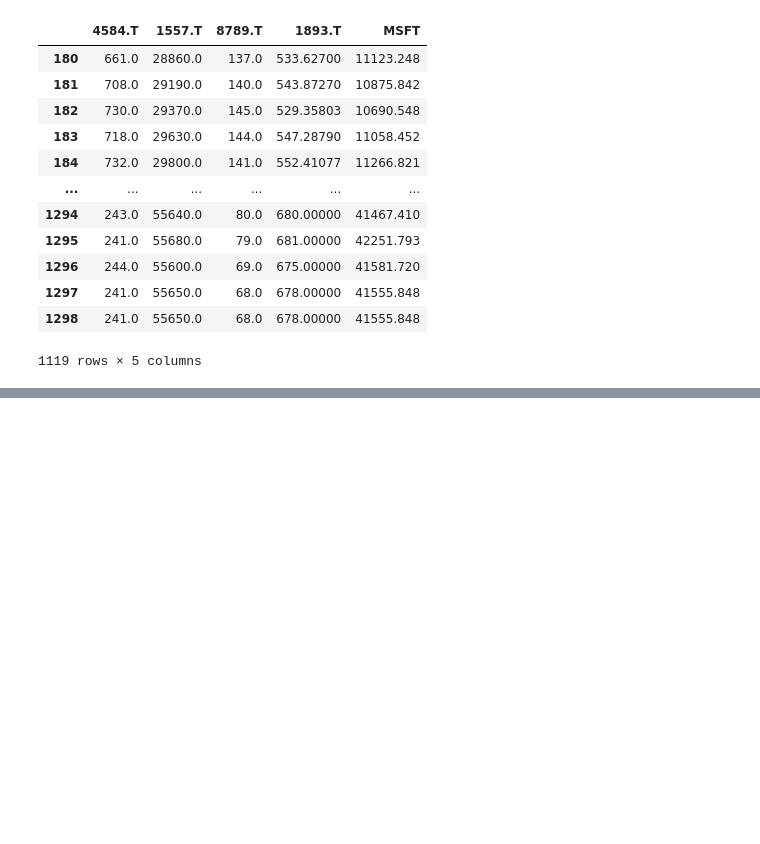
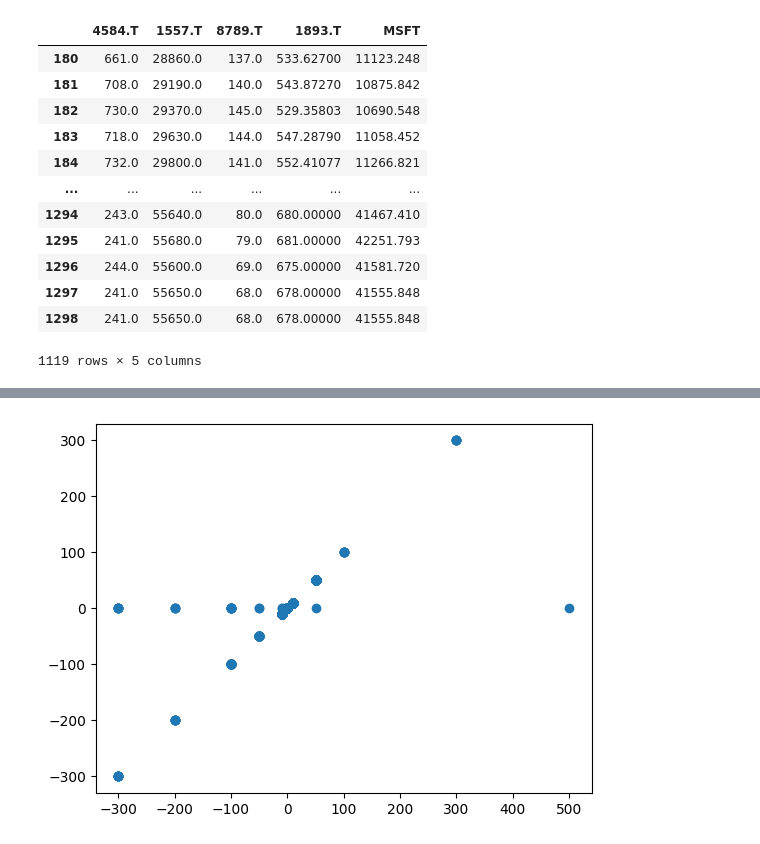
Before and after one commit to KKTK-NT/stock_app, a Jupyter notebook: PPO_test.ipynb, the cells around one changed output, grey strips where cells are left out. Cells and saved outputs as stored; diff of their text form; code cells hidden in the pictures; blank space fills up the shorter version.

```diff
--- a/PPO_test.ipynb
+++ b/PPO_test.ipynb
@@ -289 +288,95 @@ PPO: 1893.T profit/loss=561269.2181684347
 PPO: MSFT profit/loss=0.0
+# %%
+def evaluate(agent, env):
+    obs, info = env.reset(seed=42)
+    terminated = False
+
+    # Initialize data tracking
+    profit_loss = defaultdict(float)
+    total_profit_loss = defaultdict(float)
+    stock_prices = defaultdict(list)
+    transaction_volumes = defaultdict(list)
+    portfolio_values = defaultdict(list)
+    portfolio_stock_number = defaultdict(list)
+    profit_loss_values = defaultdict(list)
+    total_values = []
+
+    # Calculate the starting portfolio value
+    stocks = env.stock_data.columns
+    total_value_start = env.cash + sum(env.positions[stock] * env.stock_data.loc[env.current_step, stock] for stock in stocks)
+    total_values.append(total_value_start)
+    portfolio_ratios = {stock: [] for stock in stocks}
+    portfolio_ratios["cash"] = []
+
+    while not terminated:
+        # action = agent.compute_action(obs)
+        action = agent.compute_single_action(obs, exploit=True)  # force deterministic actions
+        obs, reward, terminated, _, info = env.step(action)
+
+        # Update the profit/loss for each stock
+        for i, stock in enumerate(stocks):
+            stock_prices[stock].append(env.stock_data.loc[env.current_step, stock])
+            transaction_volumes[stock].append(env.shares_amounts[action[i]])
+            portfolio_stock_number[stock].append(env.positions[stock])
+            current_value = env.positions[stock] * env.stock_data.loc[env.current_step, stock]
+            portfolio_values[stock].append(current_value)
+            cost = info.get(stock, {}).get('cost', 0)
+            sold_value = info.get(stock, {}).get('sell_value', 0)
+            profit_loss[stock] += sold_value - cost
+            total_profit_loss[stock] = profit_loss[stock] + current_value
+            profit_loss_values[stock].append(total_profit_loss[stock])
+
+        # Update portfolio ratios
+        total_value = env.cash + sum(env.positions[stock] * env.stock_data.loc[env.current_step, stock] for stock in stocks)
+        for stock in stocks:
+            portfolio_ratios[stock].append(portfolio_values[stock][-1] / total_value)
+        portfolio_ratios["cash"].append(env.cash / total_value)
+
+
+        total_value_end = env.cash + sum(env.positions[stock] * env.stock_data.loc[env.current_step, stock] for stock in stocks)
+        total_values.append(total_value_end)
+
+    # Calculate total value percentage change
+    total_value_percentage_change = ((total_value_end - total_value_start) / total_value_start) * 100
+    total_values_percentage = [(value / total_value_start - 1) * 100 for value in total_values]
+
+    # Plot data
+    for stock in stocks:
+        diff = [0]
+        profit = [0]
+        for i in range(len(portfolio_stock_number[stock])):
+            if i>0:
+                diff.append(portfolio_stock_number[stock][i]-portfolio_stock_number[stock][i-1])
+                profit.append(profit[i-1]+diff[i]*stock_prices[stock][i])
+
+        plt.scatter(transaction_volumes[stock], diff)
+        plt.show()
+
+    return total_value_percentage_change, dict(total_profit_loss)
+
+
+
+register_env(env_name, create_stock_trading_env)
+ray.init(ignore_reinit_error=True)
+
+# Create the environment
+env = StockTradingEnv(stock_data, features)
+
+# Create PPO agent
+ppo_config = PPOConfig()
+ppo_config["seed"] = 42
+ppo_agent = ppo_config.environment(env=env_name)
+ppo_agent = ppo_config.build()
+# ppo_agent.restore('./model/penalty_dmodel10_scaled_vf001_Wpos')
+ppo_agent.restore(modelpath)
+
+print("\nEvaluating trained agents:")
+rewards = evaluate(ppo_agent, env)
+print(f"Total value percentage change: {rewards[0]}")
+for stock, reward in rewards[1].items():
+    print(f"PPO: {stock} profit/loss={reward}")
+
+
+# Shutdown Ray
+ray.shutdown()
+# %% [output]
@@ -289,0 +389 @@ PPO: MSFT profit/loss=0.0
+[figure, added]
```
Also changed, not shown: parts of 4 cells of this notebook, 1 other file.
